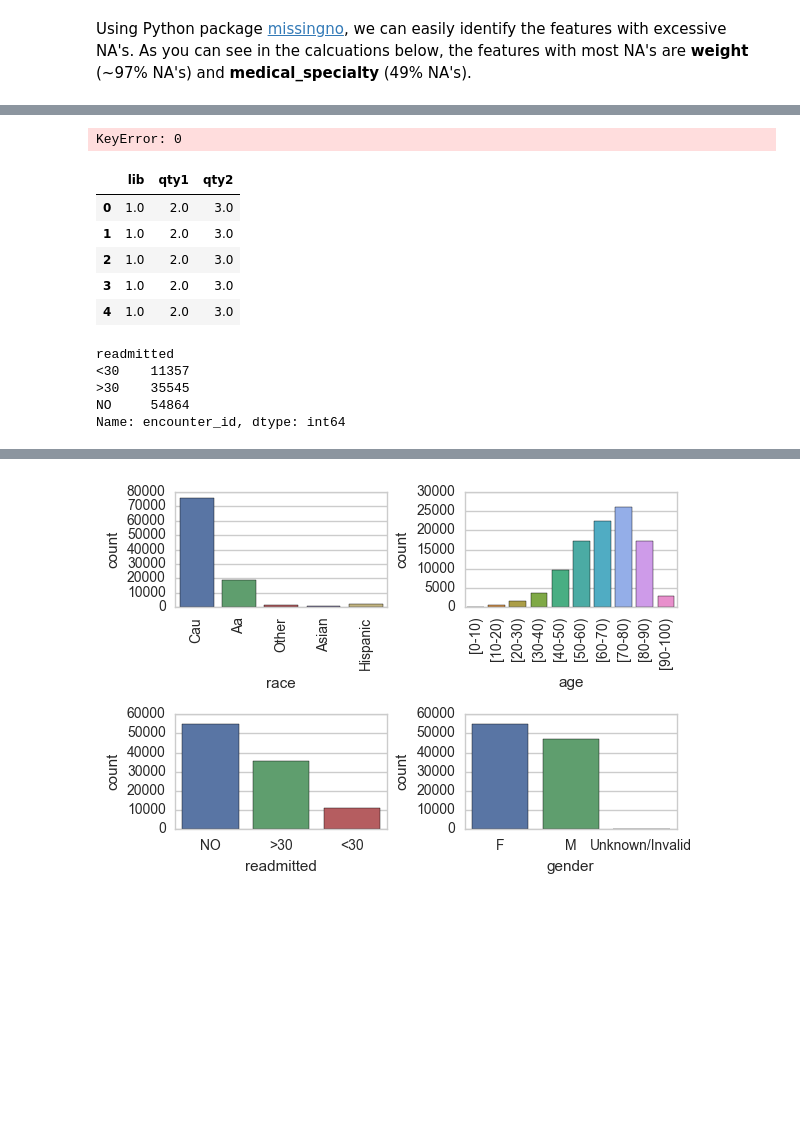
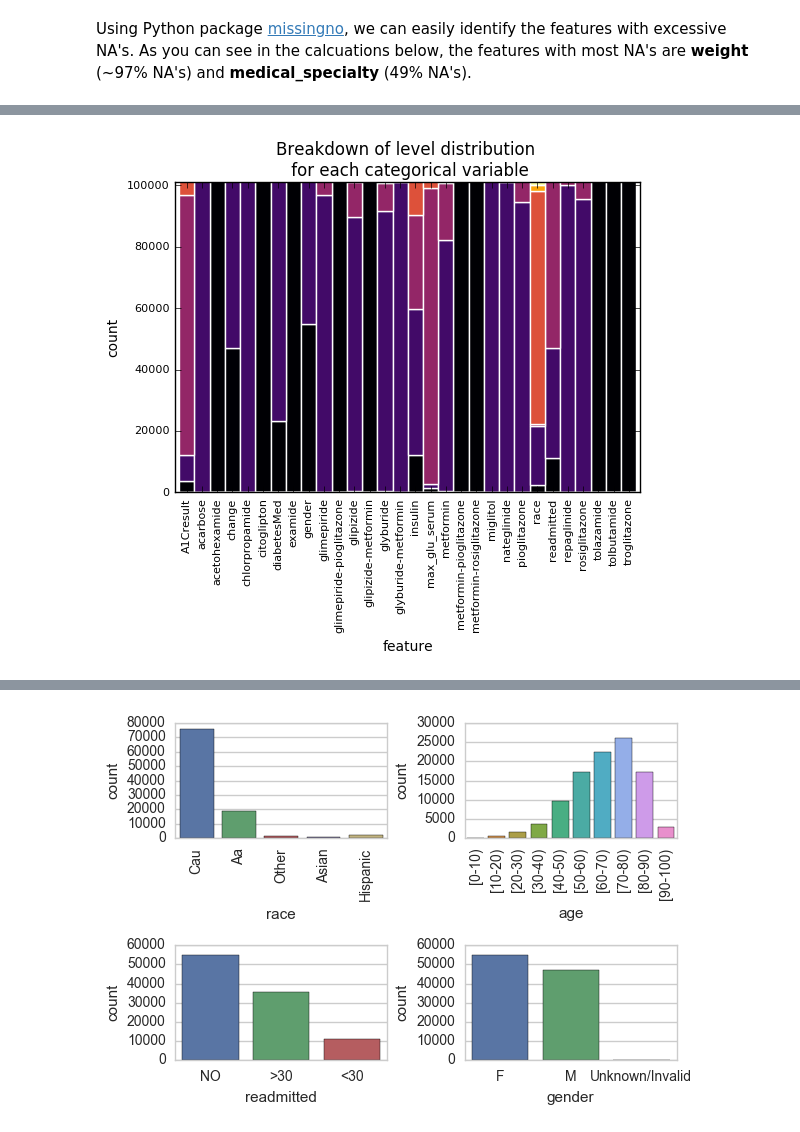
Before and after one commit to rikithamanjunath/diabetes-readmission, a Jupyter notebook: eda.ipynb, the cells around one changed output, grey strips where cells are left out. Saved outputs shown, nothing was run; the diff lists cells and outputs as text; code cells hidden in the pictures; blank space fills up the shorter version.

```diff
--- a/eda.ipynb
+++ b/eda.ipynb
@@ -126,33 +123,25 @@ dtype: int64
 # %%
 # generate visualization for categorical vars
-
-feature_freq = pd.DataFrame(columns=['feature', 'index', 'freq'])
 features = df.columns.values[2:,]
 
+rows = []
 for f in features:
-    column = df.groupby(f)['encounter_id'].nunique()
-    for i in range(column.shape[0]):
-        row = [f,i,column[i]]
+    if df[f].nunique() < 10:
+        if df[f].dtype not in [np.dtype('float64'), np.dtype('int64')]:
+            column = df.groupby(f)['encounter_id'].nunique()
+            for i in range(column.shape[0]):
+                row = {'feature':f, 'index':i, 'freq':column[i]}
+                rows.append(row)
+
+feature_freq = pd.DataFrame.from_dict(rows)
-# %% [output]
-KeyError: 0
-# %%
-fe = pd.DataFrame(columns=['lib', 'qty1', 'qty2'])
-for i in range(5):
-    fe.loc[i] = [1,2,3]
-fe
-# %% [output]
-|  | lib | qty1 | qty2 |
-| 0 | 1.0 | 2.0 | 3.0 |
-| 1 | 1.0 | 2.0 | 3.0 |
-| 2 | 1.0 | 2.0 | 3.0 |
-| 3 | 1.0 | 2.0 | 3.0 |
-| 4 | 1.0 | 2.0 | 3.0 |
-# %%
-column = df.groupby('readmitted')['encounter_id'].nunique()
-column
-# %% [output]
-readmitted
-<30    11357
->30    35545
-NO     54864
-Name: encounter_id, dtype: int64
+# %%
+ax = feature_freq.pivot(index='feature',columns='index',values='freq').plot.bar(stacked=True, edgecolor='white', linewidth='1', width=1, cmap='inferno')
+ax.legend_.remove()
+ax.tick_params(axis='both', which='major', labelsize=8)
+ax.set_title('Humidity',fontsize= 16)
+plt.ylim(0,101000)
+plt.title('Breakdown of level distribution \n for each categorical variable')
+plt.ylabel('count')
+plt.show()
+# %% [output]
+[figure, added]
```
Also changed, not shown: parts of 6 cells of this notebook.
